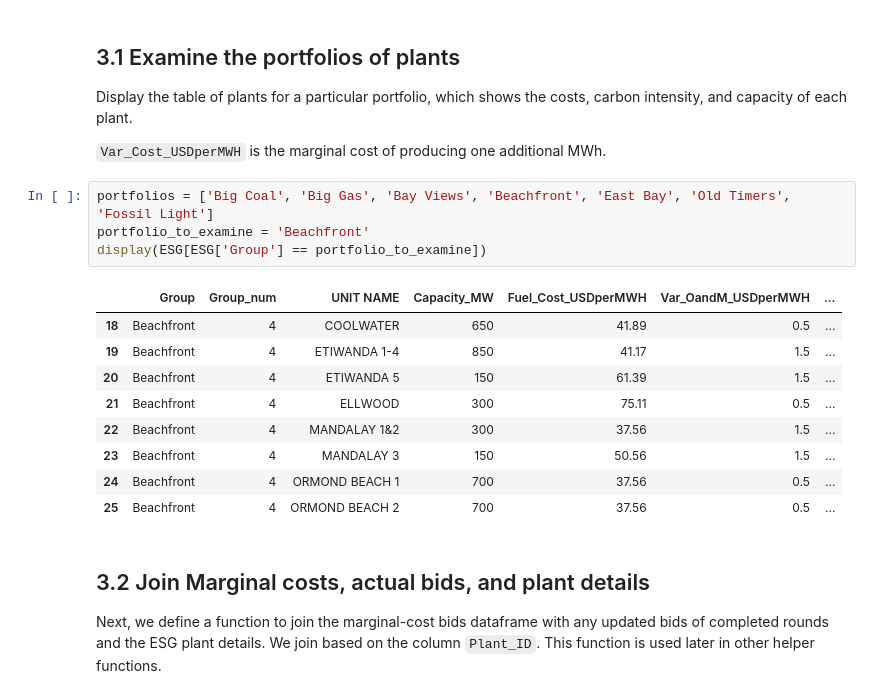
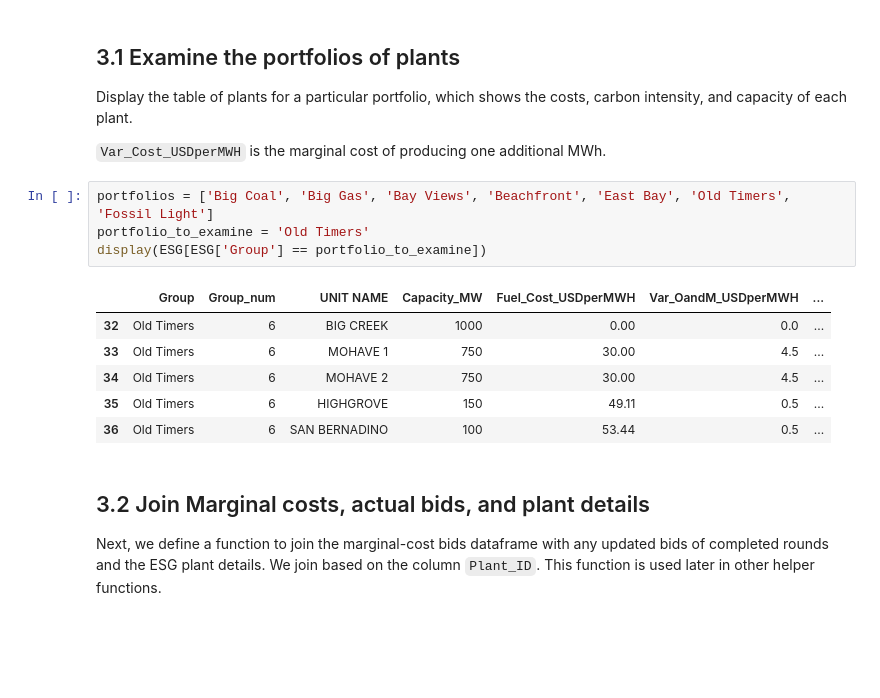
Before and after one commit to ds-modules/EEP-147-SP24, a Jupyter notebook: ESG - Analysis/ESG_Analysis_v2024.5.ipynb, the cells around one changed output. Drawn from its saved outputs; the diff is of its cells as text; blank space fills up the shorter version.

```diff
--- a/ESG - Analysis/ESG_Analysis_v2024.5.ipynb
+++ b/ESG - Analysis/ESG_Analysis_v2024.5.ipynb
@@ -87,18 +88,15 @@ Display the table of plants for a particular portfolio, which shows the costs, c
 `Var_Cost_USDperMWH` is the marginal cost of producing one additional MWh.
 # %%
 portfolios = ['Big Coal', 'Big Gas', 'Bay Views', 'Beachfront', 'East Bay', 'Old Timers', 'Fossil Light']
-portfolio_to_examine = 'Beachfront'
+portfolio_to_examine = 'Old Timers'
 display(ESG[ESG['Group'] == portfolio_to_examine])
 # %% [output]
 |  | Group | Group_num | UNIT NAME | Capacity_MW | Fuel_Cost_USDperMWH | Var_OandM_USDperMWH | ... |
-| 18 | Beachfront | 4 | COOLWATER | 650 | 41.89 | 0.5 | ... |
-| 19 | Beachfront | 4 | ETIWANDA 1-4 | 850 | 41.17 | 1.5 | ... |
-| 20 | Beachfront | 4 | ETIWANDA 5 | 150 | 61.39 | 1.5 | ... |
-| 21 | Beachfront | 4 | ELLWOOD | 300 | 75.11 | 0.5 | ... |
-| 22 | Beachfront | 4 | MANDALAY 1&2 | 300 | 37.56 | 1.5 | ... |
-| 23 | Beachfront | 4 | MANDALAY 3 | 150 | 50.56 | 1.5 | ... |
-| 24 | Beachfront | 4 | ORMOND BEACH 1 | 700 | 37.56 | 0.5 | ... |
-| 25 | Beachfront | 4 | ORMOND BEACH 2 | 700 | 37.56 | 0.5 | ... |
+| 32 | Old Timers | 6 | BIG CREEK | 1000 | 0.00 | 0.0 | ... |
+| 33 | Old Timers | 6 | MOHAVE 1 | 750 | 30.00 | 4.5 | ... |
+| 34 | Old Timers | 6 | MOHAVE 2 | 750 | 30.00 | 4.5 | ... |
+| 35 | Old Timers | 6 | HIGHGROVE | 150 | 49.11 | 0.5 | ... |
+| 36 | Old Timers | 6 | SAN BERNADINO | 100 | 53.44 | 0.5 | ... |
 # %% [markdown]
 ## 3.2 Join Marginal costs, actual bids, and plant details
 Next, we define a function to join the marginal-cost bids dataframe with any updated bids of completed rounds and the ESG plant details. We join based on the column `Plant_ID`. This function is used later in other helper functions.
```
Also changed, not shown: parts of 3 cells of this notebook.
